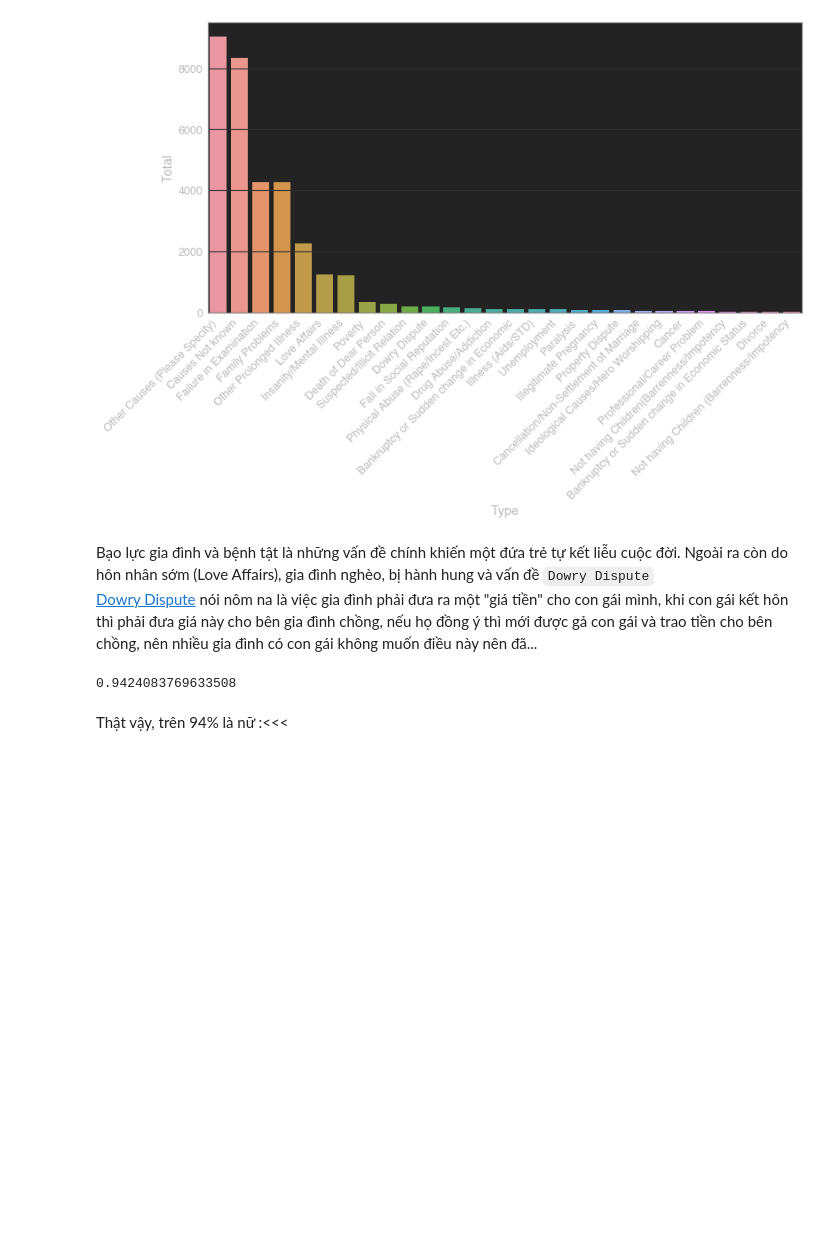
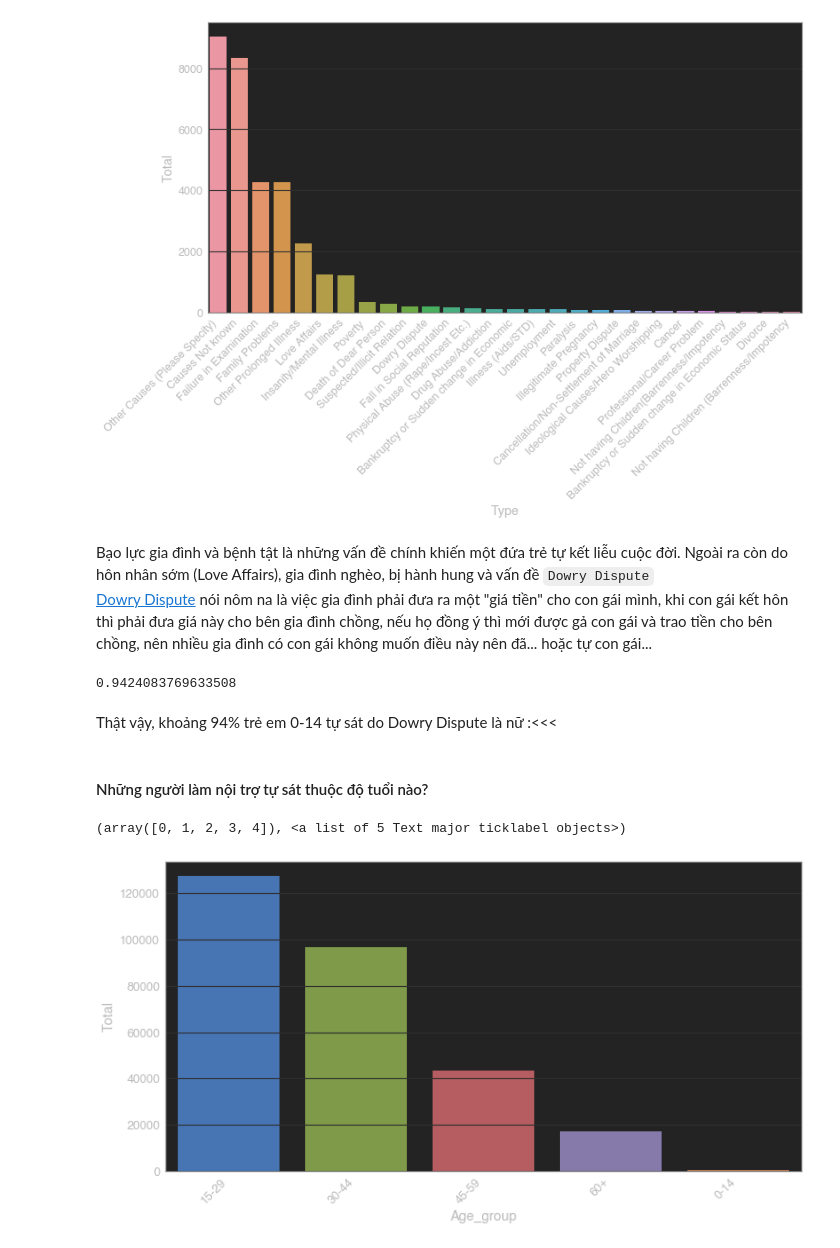
Before and after one commit to minhtamos/DataScienceFinalProject, a Jupyter notebook: 1712746-NguyenMinhTam.ipynb, the cells around one changed output. Drawn from its saved outputs; the diff is of its cells as text; code cells hidden in the pictures; blank space fills up the shorter version.

Commit message:
answer question 2: house wife age

```diff
--- a/1712746-NguyenMinhTam.ipynb
+++ b/1712746-NguyenMinhTam.ipynb
@@ -220,7 +220,7 @@ plt.xticks(rotation=45,ha='right')
 [figure]
 # %% [markdown]
 Bạo lực gia đình và bệnh tật là những vấn đề chính khiến một đứa trẻ tự kết liễu cuộc đời. Ngoài ra còn do hôn nhân sớm (Love Affairs), gia đình nghèo, bị hành hung và vấn đề `Dowry Dispute`
-[Dowry Dispute](https://www.youtube.com/watch?v=M3yVVjiRCGg) nói nôm na là việc gia đình phải đưa ra một "giá tiền" cho con gái mình, khi con gái kết hôn thì phải đưa giá này cho bên gia đình chồng, nếu họ đồng ý thì mới được gả con gái và trao tiền cho bên chồng, nên nhiều gia đình có con gái không muốn điều này nên đã...
+[Dowry Dispute](https://www.youtube.com/watch?v=M3yVVjiRCGg) nói nôm na là việc gia đình phải đưa ra một "giá tiền" cho con gái mình, khi con gái kết hôn thì phải đưa giá này cho bên gia đình chồng, nếu họ đồng ý thì mới được gả con gái và trao tiền cho bên chồng, nên nhiều gia đình có con gái không muốn điều này nên đã... hoặc tự con gái...
 # %%
 ddLowAgeDf = lowAgeDf[lowAgeDf["Type"] == "Dowry Dispute"]
 ddFemale = ddLowAgeDf[ddLowAgeDf["Gender"] == "Female"]["Total"].sum()
@@ -229,4 +229,15 @@ ddFemale / (ddMale + ddFemale)
 # %% [output]
 0.9424083769633508
 # %% [markdown]
-Thật vậy, trên 94% là nữ :<<<
+Thật vậy, khoảng 94% trẻ em 0-14 tự sát do Dowry Dispute là nữ :<<<
+# %% [markdown]
+#### Những người làm nội trợ tự sát thuộc độ tuổi nào?
+# %%
+hwAgeDf = profDf[profDf["Type"]=="House Wife"].groupby("Age_group",as_index=False).sum().sort_values('Total',ascending=False)
+
+plt.figure(figsize=(12,6))
+sns.barplot(x='Age_group',y='Total',data=hwAgeDf)
+plt.xticks(rotation=45,ha='right')
+# %% [output]
+(array([0, 1, 2, 3, 4]), <a list of 5 Text major ticklabel objects>)
+[figure, added]
```
Also changed, not shown: parts of 6 cells of this notebook.
